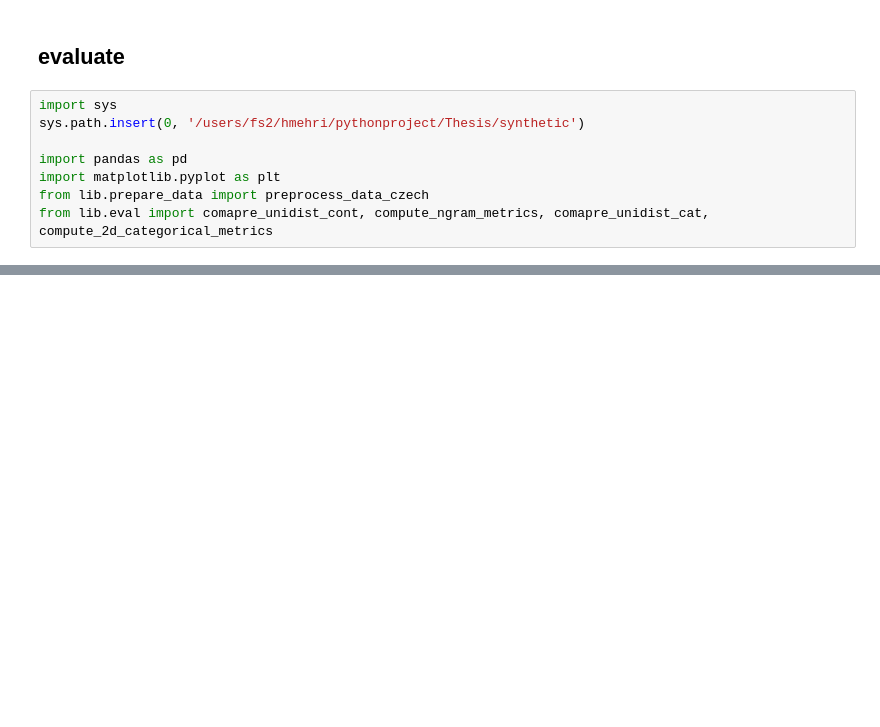
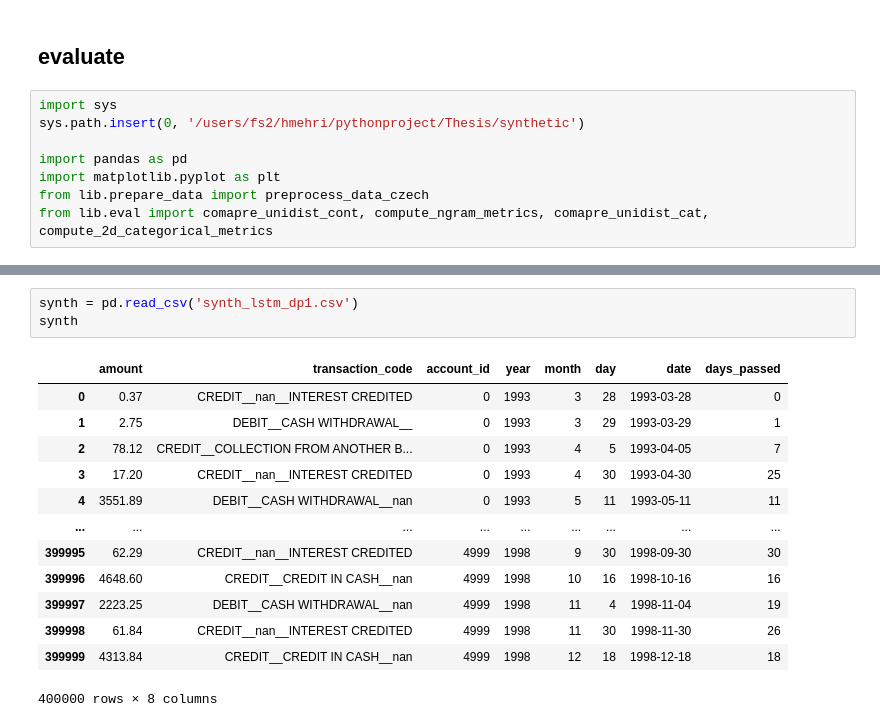
Before and after one commit to Hamideh-Mehri/lstmModel, a Jupyter notebook: Test.ipynb, the cells around one changed output, grey strips where cells are left out. Drawn from its saved outputs; the diff is of its cells as text; blank space fills up the shorter version.

```diff
--- a/Test.ipynb
+++ b/Test.ipynb
@@ -233,0 +706,17 @@ synth
+# %%
+synth = pd.read_csv('synth_lstm_dp1.csv')
+synth
+# %% [output]
+|  | amount | transaction_code | account_id | year | month | day | date | days_passed |
+| 0 | 0.37 | CREDIT__nan__INTEREST CREDITED | 0 | 1993 | 3 | 28 | 1993-03-28 | 0 |
+| 1 | 2.75 | DEBIT__CASH WITHDRAWAL__ | 0 | 1993 | 3 | 29 | 1993-03-29 | 1 |
+| 2 | 78.12 | CREDIT__COLLECTION FROM ANOTHER B... | 0 | 1993 | 4 | 5 | 1993-04-05 | 7 |
+| 3 | 17.20 | CREDIT__nan__INTEREST CREDITED | 0 | 1993 | 4 | 30 | 1993-04-30 | 25 |
+| 4 | 3551.89 | DEBIT__CASH WITHDRAWAL__nan | 0 | 1993 | 5 | 11 | 1993-05-11 | 11 |
+| ... | ... | ... | ... | ... | ... | ... | ... | ... |
+| 399995 | 62.29 | CREDIT__nan__INTEREST CREDITED | 4999 | 1998 | 9 | 30 | 1998-09-30 | 30 |
+| 399996 | 4648.60 | CREDIT__CREDIT IN CASH__nan | 4999 | 1998 | 10 | 16 | 1998-10-16 | 16 |
+| 399997 | 2223.25 | DEBIT__CASH WITHDRAWAL__nan | 4999 | 1998 | 11 | 4 | 1998-11-04 | 19 |
+| 399998 | 61.84 | CREDIT__nan__INTEREST CREDITED | 4999 | 1998 | 11 | 30 | 1998-11-30 | 26 |
+| 399999 | 4313.84 | CREDIT__CREDIT IN CASH__nan | 4999 | 1998 | 12 | 18 | 1998-12-18 | 18 |
+400000 rows × 8 columns
```
Also changed, not shown: parts of 36 cells of this notebook, 24 other files.
